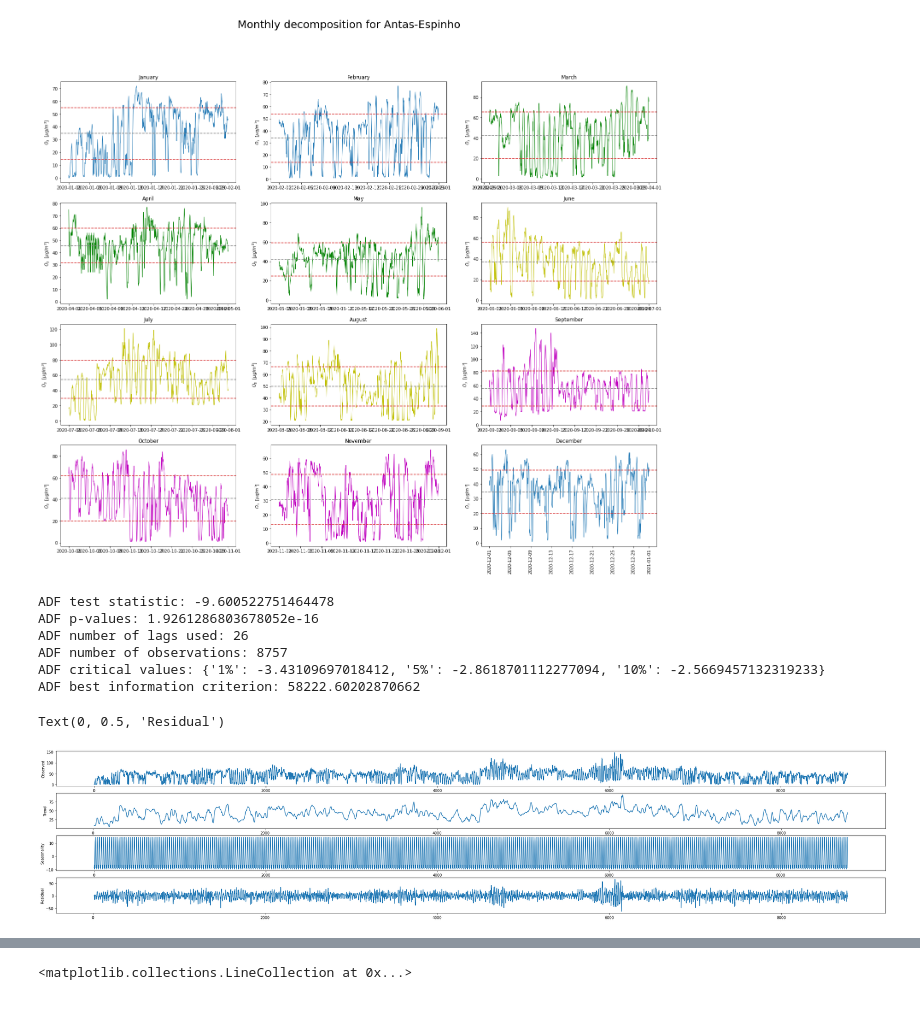
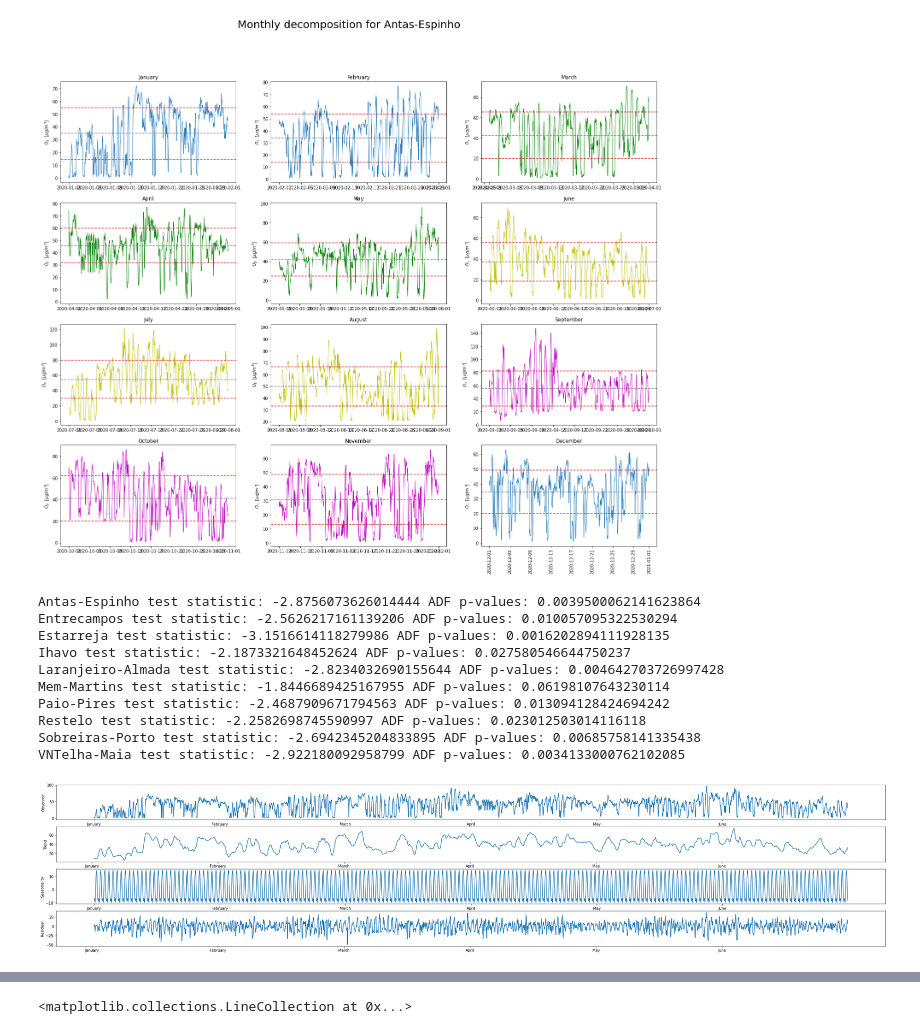
Before and after one commit to marcelbra/SARIMA_GARCH_project, a Jupyter notebook: TS_research_project-part1_general.ipynb, the cells around one changed output, grey strips where cells are left out. Drawn from its saved outputs; the diff is of its cells as text; code cells hidden in the pictures.

Commit message:
Added decompositions and renamed x axis to months

```diff
--- a/TS_research_project-part1_general.ipynb
+++ b/TS_research_project-part1_general.ipynb
@@ -64,15 +64,24 @@ n1, m2 = 3, 3
 amount_series = range(n1*m2)
 y_label = '$O_3$  $[\mu g/m^3]$'
 
+data = []
+for i in amount_series:
+    mean, std = series[i].mean(), series[i].std()
+    data.append((names[i], mean, std))
+data.sort(key=lambda x: x[1])
+
 fig1, axs1 = plt.subplots(n1, m2, figsize=(25,15))
 fig1.suptitle(f"Time series of all nine 03-stations with mean and std", fontsize=25)
-for i in amount_series:
+
+for i,_ in enumerate(data):
     x, y = int(i/n1), i%n1
-    mean, std = series[i].mean(), series[i].std()
+    print(x,y)
     axs1[x, y].plot_date(dates, series[i], fmt="-", linewidth=0.2)#colors[x])
     axs1[x, y].set_ylabel(y_label)
     axs1[x, y].set_title(names[i])
     axs1[x, y].axhline(y=mean, color='tab:gray', linestyle='--')
     axs1[x, y].axhline(y=mean+std, color='tab:red', linestyle='--')
     axs1[x, y].axhline(y=mean-std, color='tab:red', linestyle='--')
+
+print(*data, sep="\n")
 # %% [output]
@@ -86,6 +113,7 @@ n2, m2, months = 4, 3, 12
 days = 0
 fig2, axs2 = plt.subplots(n2, m2, figsize=(25,20))
 fig2.suptitle(f"Monthly decomposition for {names[number]}", fontsize=25)
+data = []
 for i, (start, end) in enumerate(ranges):
     x, y = int(i/m2), i%m2
     month_series = current_series[start:end]
@@ -97,37 +125,46 @@ for i, (start, end) in enumerate(ranges):
     axs2[x, y].axhline(y=mean, color='tab:gray', linestyle='--')
     axs2[x, y].axhline(y=mean + std, color='tab:red', linestyle='--')
     axs2[x, y].axhline(y=mean - std, color='tab:red', linestyle='--')
+    plt.xticks(rotation=90)
 # %% [output]
 [figure]
 # %%
 #Dickey fuller test
-adf, pval, usedlag, nobs, crit_vals, icbest =  adfuller(current_series.values)
-print('ADF test statistic:', adf)
-print('ADF p-values:', pval)
-print('ADF number of lags used:', usedlag)
-print('ADF number of observations:', nobs)
-print('ADF critical values:', crit_vals)
-print('ADF best information criterion:', icbest)
+
+for i in range(len(names)):
+    adf, pval, usedlag, nobs, crit_vals, icbest =  adfuller(series[i].values, regression="n")
+    print(names[i],'test statistic:', adf, 'ADF p-values:', pval)
+#print('ADF number of lags used:', usedlag)
+#print('ADF number of observations:', nobs)
+#print('ADF critical values:', crit_vals)
+#print('ADF best information criterion:', icbest)
 # %% [output]
-ADF test statistic: -9.600522751464478
-ADF p-values: 1.9261286803678052e-16
-ADF number of lags used: 26
-ADF number of observations: 8757
-ADF critical values: {'1%': -3.43109697018412, '5%': -2.8618701112277094, '10%': -2.5669457132319233}
-ADF best information criterion: 58222.60202870662
+Antas-Espinho test statistic: -2.8756073626014444 ADF p-values: 0.0039500062141623864
+Entrecampos test statistic: -2.5626217161139206 ADF p-values: 0.010057095322530294
+Estarreja test statistic: -3.1516614118279986 ADF p-values: 0.0016202894111928135
+Ihavo test statistic: -2.1873321648452624 ADF p-values: 0.027580546644750237
+Laranjeiro-Almada test statistic: -2.8234032690155644 ADF p-values: 0.004642703726997428
+Mem-Martins test statistic: -1.8446689425167955 ADF p-values: 0.06198107643230114
+Paio-Pires test statistic: -2.4687909671794563 ADF p-values: 0.013094128424694242
+Restelo test statistic: -2.2582698745590997 ADF p-values: 0.023012503014116118
+Sobreiras-Porto test statistic: -2.6942345204833895 ADF p-values: 0.00685758141335438
+VNTelha-Maia test statistic: -2.922180092958799 ADF p-values: 0.0034133000762102085
 # %%
 #Trends and seasonality
-result = seasonal_decompose(current_series, model='additive', period = 24)
+k = 2
+result = seasonal_decompose(series[0], model='additive', period = 24)
 fig, (ax1,ax2,ax3,ax4) = plt.subplots(4,1, figsize=(40,8))
-n = 10000
+n = int(len(current_series)/k)
 current_series[:n].plot(ax=ax1)
 ax1.set_ylabel('Observed')
 result.trend[:n].plot(ax=ax2)
 ax2.set_ylabel('Trend')
 result.seasonal[:n].plot(ax=ax3)
 ax3.set_ylabel('Seasonality')
 result.resid[:n].plot(ax=ax4)
 ax4.set_ylabel('Residual')
+for i in range(1,5):
+    eval(f"ax{i}").set_xticks([i*int(n/(12/k)) for i in range(int(12/k))], minor=False)
+    eval(f"ax{i}").set_xticklabels(month_name[1:int(12/k)+1], fontdict=None, minor=False)
 # %% [output]
-Text(0, 0.5, 'Residual')
-[figure, old version]
+[figure, new version]
```
Also changed, not shown: parts of 4 cells of this notebook.
